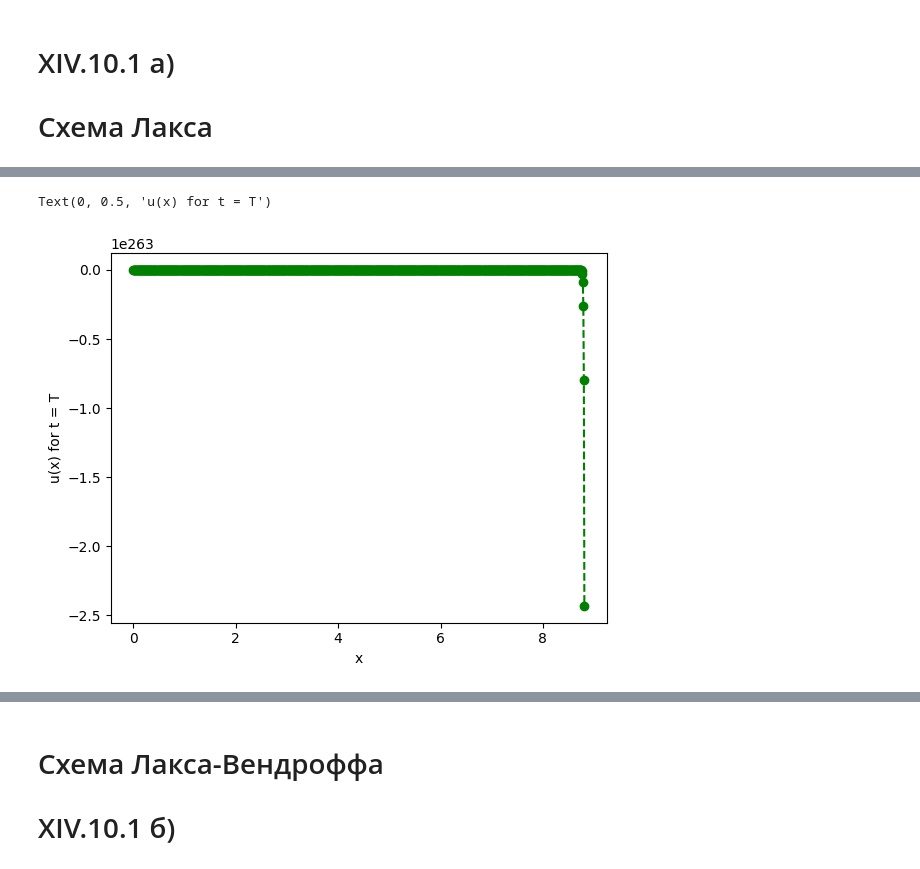
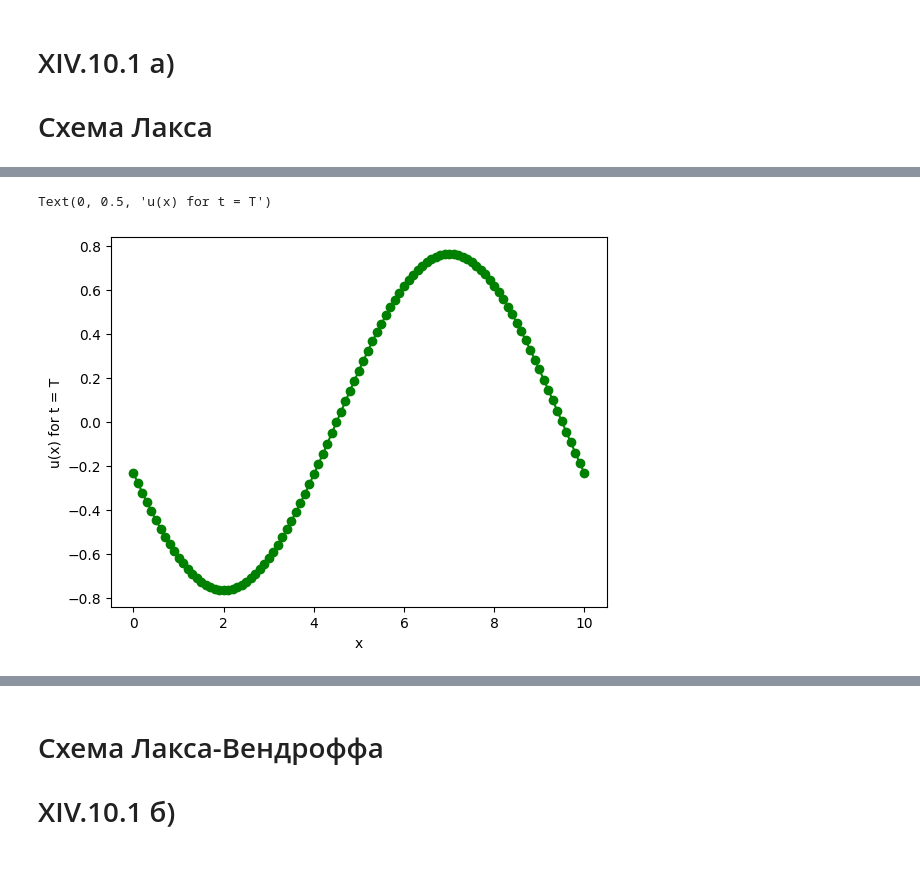
Before and after one commit to sardaryandavid/numeric_calculation, a Jupyter notebook: Lux_Wendroff/Lux_Wendroff.ipynb, the cells around one changed output, grey strips where cells are left out. Cells and saved outputs as stored; diff of their text form; code cells hidden in the pictures.

```diff
--- a/Lux_Wendroff/Lux_Wendroff.ipynb
+++ b/Lux_Wendroff/Lux_Wendroff.ipynb
@@ -18,7 +18,7 @@ def Lux(y, k_num, Nt, Nx):
         for m in range(1, Nx):
             y[n][m] = 1 / 2 * y[n - 1][m + 1] * (1 - k_num) + 1 / 2 * y[n - 1][m - 1] * (1 + k_num)
         y[n][0] = 1 / 2 * y[n - 1][1] * (1 - k_num) + 1 / 2 * y[n - 1][Nx - 1] * (1 + k_num)
-        y[n][m] = 1 / 2 * y[n - 1][1] * (1 - k_num) + 1 / 2 * y[n - 1][Nx - 1] * (1 + k_num)
+        y[n][Nx] = 1 / 2 * y[n - 1][1] * (1 - k_num) + 1 / 2 * y[n - 1][Nx - 1] * (1 + k_num)
 # %%
 t = 1e-2
 h = 1e-2
@@ -60,19 +60,19 @@ Text(0, 0.5, 'u(x, t) for t = T')
 # %%
-t = 0.3 * 1e-2
-h = 1e-2
+t = 0.3 * 1e-2 * 10
+h = 1e-2 * 10
 k_num = t / h
 Nx = int (L / h)
 Nt = int (T / t)
 y = np.array([[0.0 for i in range(Nx + 1)] for i in range(Nt + 1)])
 for i in range(0, Nx + 1):
     y[0][i] = u0(i * h)
 
 Lux(y, k_num, Nt, Nx)
 
 x = np.array([i * h for i in range(0, Nx + 1)])
-plt.plot(x, y[Nt], 'go', linestyle = '--')
+plt.plot(x, y[Nt // 2], 'go', linestyle = '--')
 plt.xlabel("x")
 plt.ylabel("u(x) for t = T")
 # %% [output]
 Text(0, 0.5, 'u(x) for t = T')
-[figure, old version]
+[figure, new version]
```
Also changed, not shown: parts of 12 cells of this notebook.
